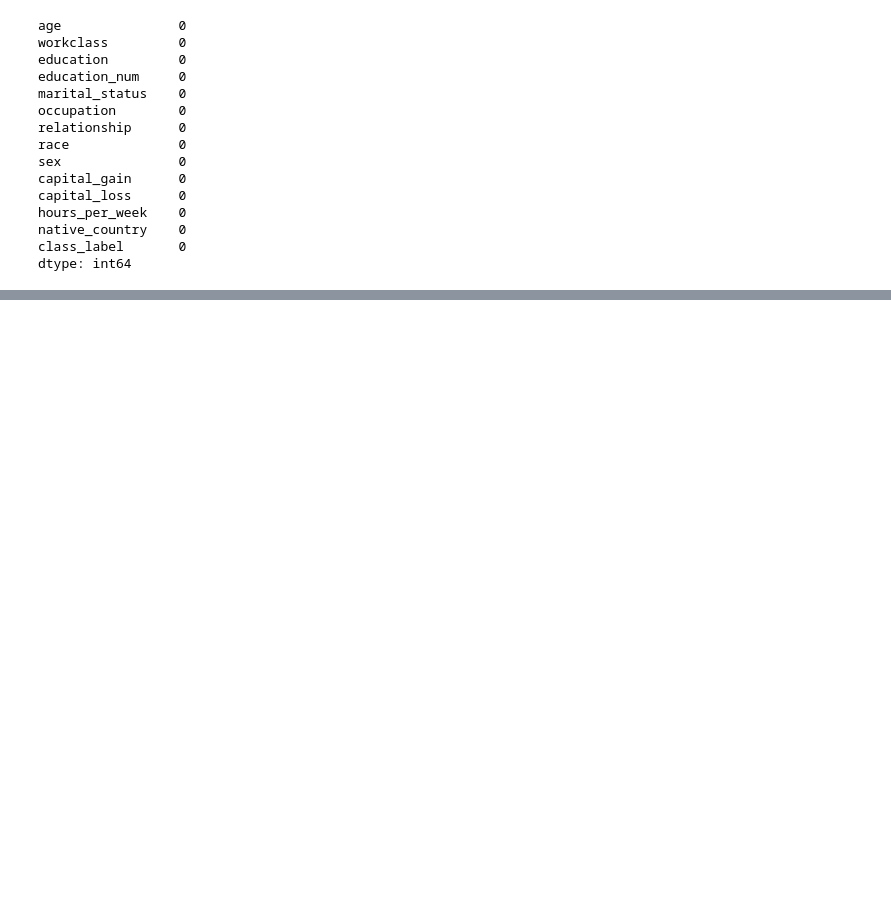
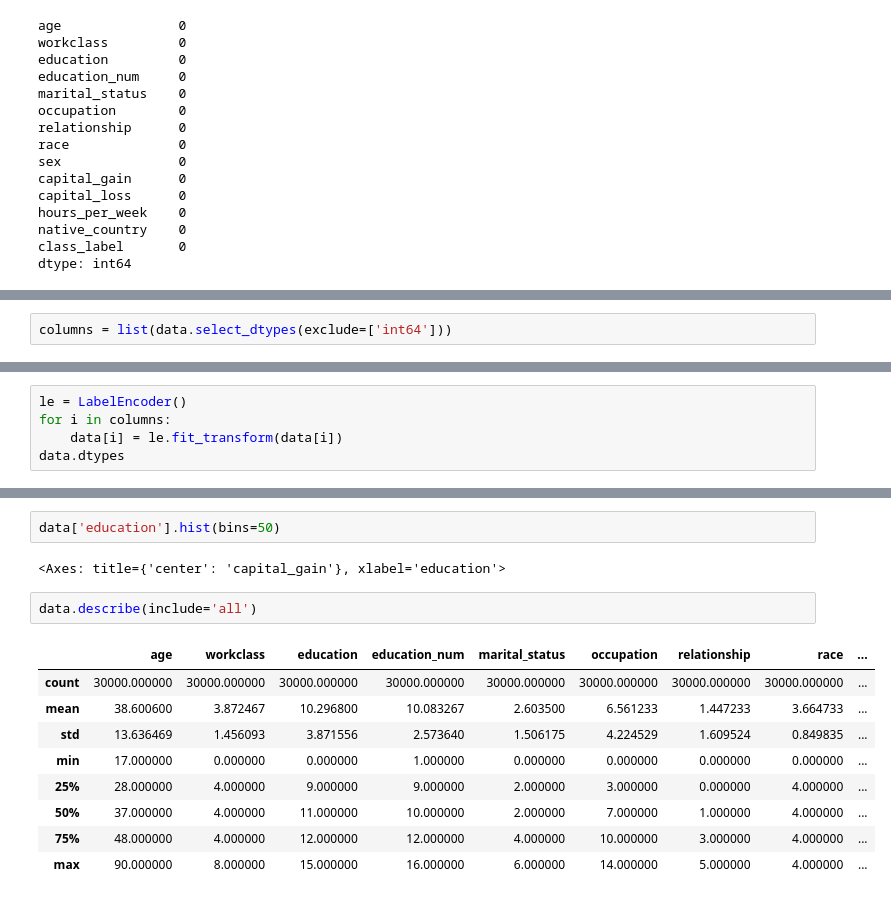
Before and after one commit to mfs135/data-exploration, a Jupyter notebook: dataexp.ipynb, the cells around one changed output, grey strips where cells are left out. Cells and saved outputs as stored; diff of their text form; blank space fills up the shorter version.

```diff
--- a/dataexp.ipynb
+++ b/dataexp.ipynb
@@ -442,0 +472,2 @@ dtype: int64
+# %%
+columns = list(data.select_dtypes(exclude=['int64']))
@@ -442,0 +493,5 @@ dtype: int64
+# %%
+le = LabelEncoder()
+for i in columns:
+    data[i] = le.fit_transform(data[i])
+data.dtypes
@@ -442,0 +537,16 @@ dtype: int64
+# %%
+data['education'].hist(bins=50)
+# %% [output]
+<Axes: title={'center': 'capital_gain'}, xlabel='education'>
+# %%
+data.describe(include='all')
+# %% [output]
+|  | age | workclass | education | education_num | marital_status | occupation | relationship | race | ... |
+| count | 30000.000000 | 30000.000000 | 30000.000000 | 30000.000000 | 30000.000000 | 30000.000000 | 30000.000000 | 30000.000000 | ... |
+| mean | 38.600600 | 3.872467 | 10.296800 | 10.083267 | 2.603500 | 6.561233 | 1.447233 | 3.664733 | ... |
+| std | 13.636469 | 1.456093 | 3.871556 | 2.573640 | 1.506175 | 4.224529 | 1.609524 | 0.849835 | ... |
+| min | 17.000000 | 0.000000 | 0.000000 | 1.000000 | 0.000000 | 0.000000 | 0.000000 | 0.000000 | ... |
+| 25% | 28.000000 | 4.000000 | 9.000000 | 9.000000 | 2.000000 | 3.000000 | 0.000000 | 4.000000 | ... |
+| 50% | 37.000000 | 4.000000 | 11.000000 | 10.000000 | 2.000000 | 7.000000 | 1.000000 | 4.000000 | ... |
+| 75% | 48.000000 | 4.000000 | 12.000000 | 12.000000 | 4.000000 | 10.000000 | 3.000000 | 4.000000 | ... |
+| max | 90.000000 | 8.000000 | 15.000000 | 16.000000 | 6.000000 | 14.000000 | 5.000000 | 4.000000 | ... |
```
Also changed, not shown: parts of 8 cells of this notebook.
